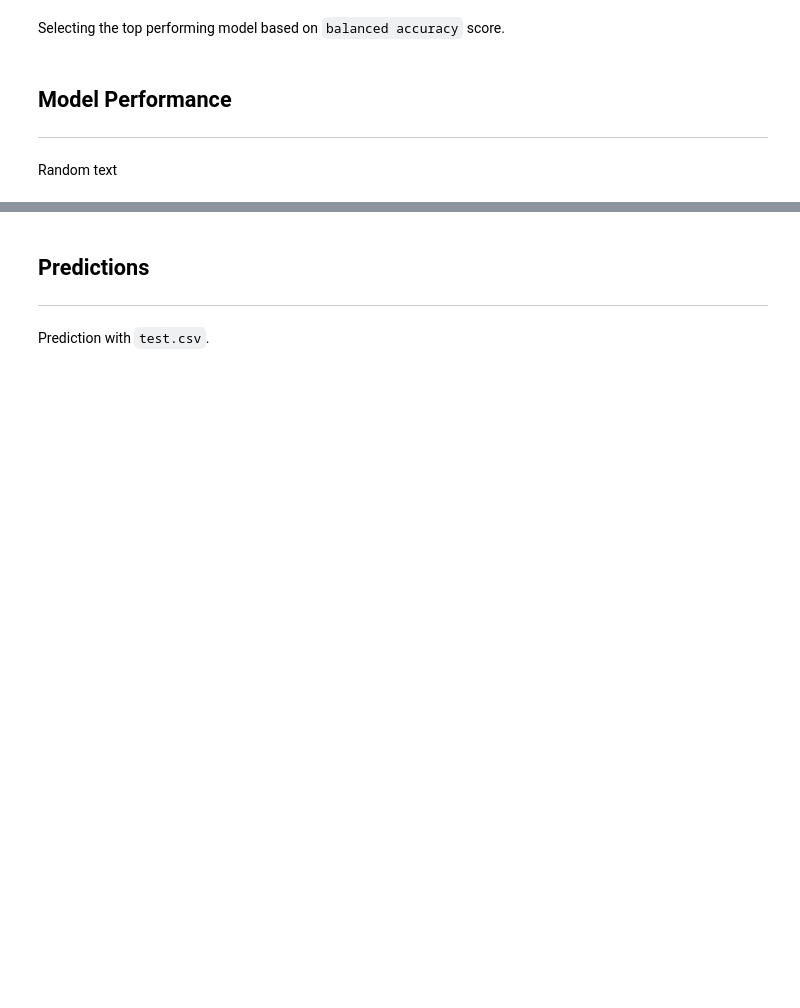
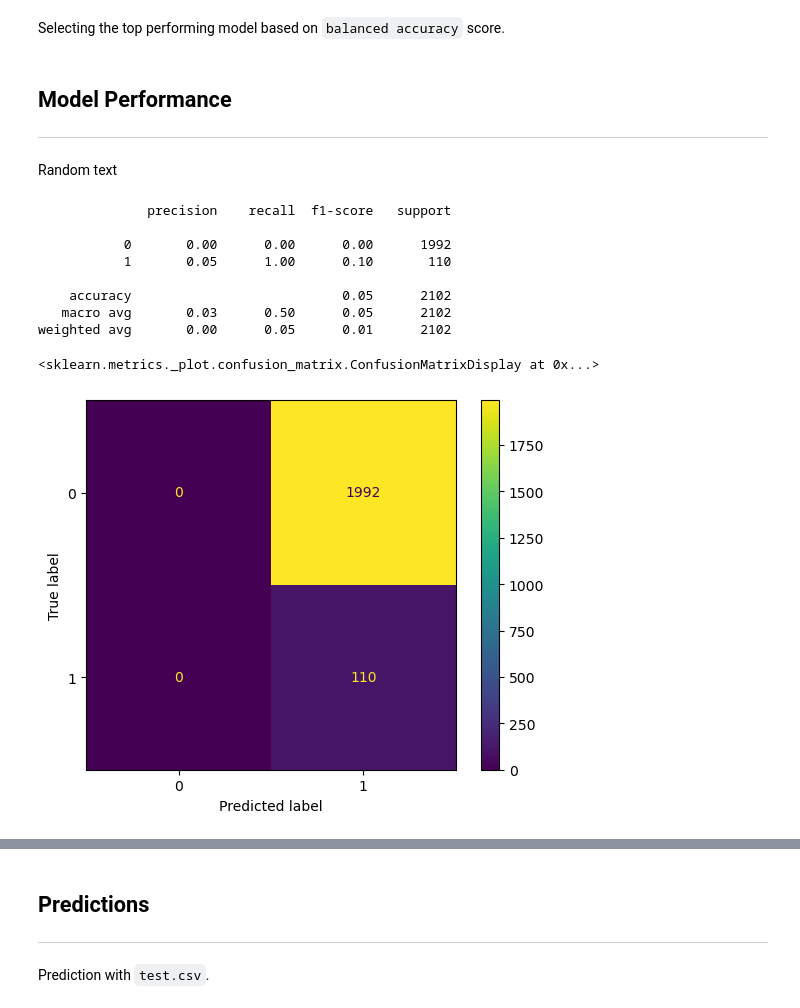
Before and after one commit to eeshawn11/DSI33-Project4, a Jupyter notebook: code/Part_2_Modelling.ipynb, the cells around one changed output, grey strips where cells are left out. Saved outputs shown, nothing was run; the diff lists cells and outputs as text; code cells hidden in the pictures; blank space fills up the shorter version.

```diff
--- a/code/Part_2_Modelling.ipynb
+++ b/code/Part_2_Modelling.ipynb
@@ -111,7 +118,7 @@ df[features].head()
 X = df[features]
 y = df['WnvPresent']
 # %%
-X_train, X_test, y_train, y_test = train_test_split(X, y, test_size=0.3, random_state=rng, stratify=y)
+X_train, X_test, y_train, y_test = train_test_split(X, y, test_size=0.2, random_state=rng, stratify=y)
 # %% [markdown]
 ## Modelling
 
@@ -452,6 +468,21 @@ best_model = hgbc_best
 ---
 
 Random text
+# %%
+print(classification_report(y_test, [1 for x in range(len(y_test))]))
+
+ConfusionMatrixDisplay.from_predictions(y_test, [1 for x in range(len(y_test))])
+# %% [output]
+              precision    recall  f1-score   support
+
+           0       0.00      0.00      0.00      1992
+           1       0.05      1.00      0.10       110
+
+    accuracy                           0.05      2102
+   macro avg       0.03      0.50      0.05      2102
+weighted avg       0.00      0.05      0.01      2102
+<sklearn.metrics._plot.confusion_matrix.ConfusionMatrixDisplay at 0x...>
+[figure, added]
 # %%
 preds = best_model.predict(X_test)
 cm_disp = ConfusionMatrixDisplay.from_predictions(y_test, preds)
```
Also changed, not shown: parts of 36 cells of this notebook.
